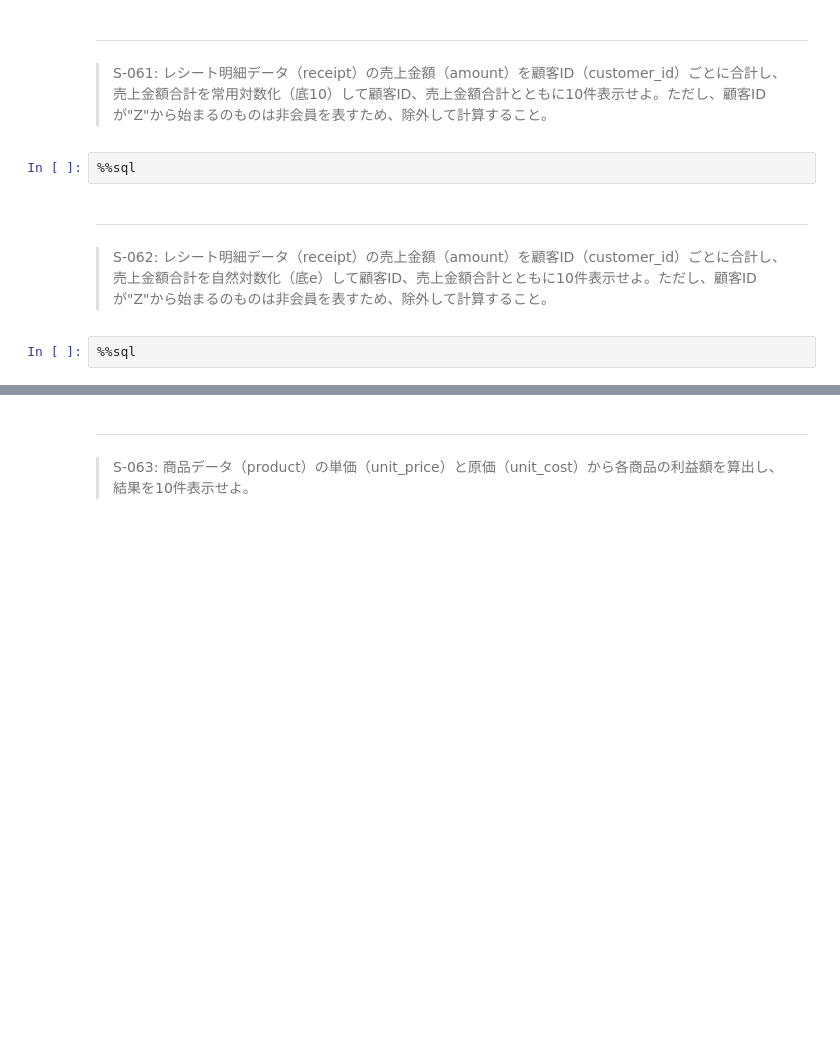
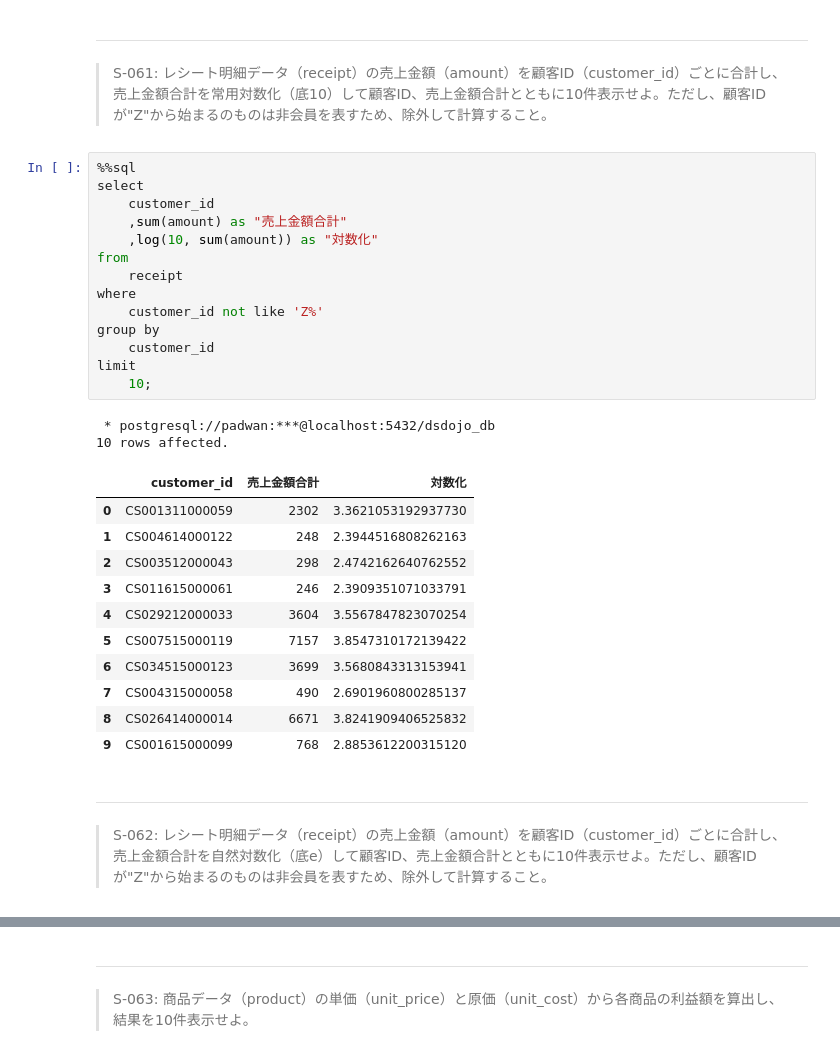
Before and after one commit to baoruiqi98120/sql, a Jupyter notebook: preprocess_knock_SQL_Colab.ipynb, the cells around one changed output, grey strips where cells are left out. Cells and saved outputs as stored; diff of their text form; blank space fills up the shorter version.

```diff
--- a/preprocess_knock_SQL_Colab.ipynb
+++ b/preprocess_knock_SQL_Colab.ipynb
@@ -1900,10 +1956,34 @@ limit 10
 # %% [markdown]
 ---
 > S-061: レシート明細データ（receipt）の売上金額（amount）を顧客ID（customer_id）ごとに合計し、売上金額合計を常用対数化（底10）して顧客ID、売上金額合計とともに10件表示せよ。ただし、顧客IDが"Z"から始まるのものは非会員を表すため、除外して計算すること。
-# %%
-%%sql
+# %%
+%%sql
+select
+    customer_id
+    ,sum(amount) as "売上金額合計"
+    ,log(10, sum(amount)) as "対数化"
+from
+    receipt
+where
+    customer_id not like 'Z%'
+group by
+    customer_id
+limit
+    10;
+# %% [output]
+ * postgresql://padwan:***@localhost:5432/dsdojo_db
+10 rows affected.
+|  | customer_id | 売上金額合計 | 対数化 |
+| 0 | CS001311000059 | 2302 | 3.3621053192937730 |
+| 1 | CS004614000122 | 248 | 2.3944516808262163 |
+| 2 | CS003512000043 | 298 | 2.4742162640762552 |
+| 3 | CS011615000061 | 246 | 2.3909351071033791 |
+| 4 | CS029212000033 | 3604 | 3.5567847823070254 |
+| 5 | CS007515000119 | 7157 | 3.8547310172139422 |
+| 6 | CS034515000123 | 3699 | 3.5680843313153941 |
+| 7 | CS004315000058 | 490 | 2.6901960800285137 |
+| 8 | CS026414000014 | 6671 | 3.8241909406525832 |
+| 9 | CS001615000099 | 768 | 2.8853612200315120 |
 # %% [markdown]
 ---
 > S-062: レシート明細データ（receipt）の売上金額（amount）を顧客ID（customer_id）ごとに合計し、売上金額合計を自然対数化（底e）して顧客ID、売上金額合計とともに10件表示せよ。ただし、顧客IDが"Z"から始まるのものは非会員を表すため、除外して計算すること。
-# %%
-%%sql
```
Also changed, not shown: parts of 11 cells of this notebook.
